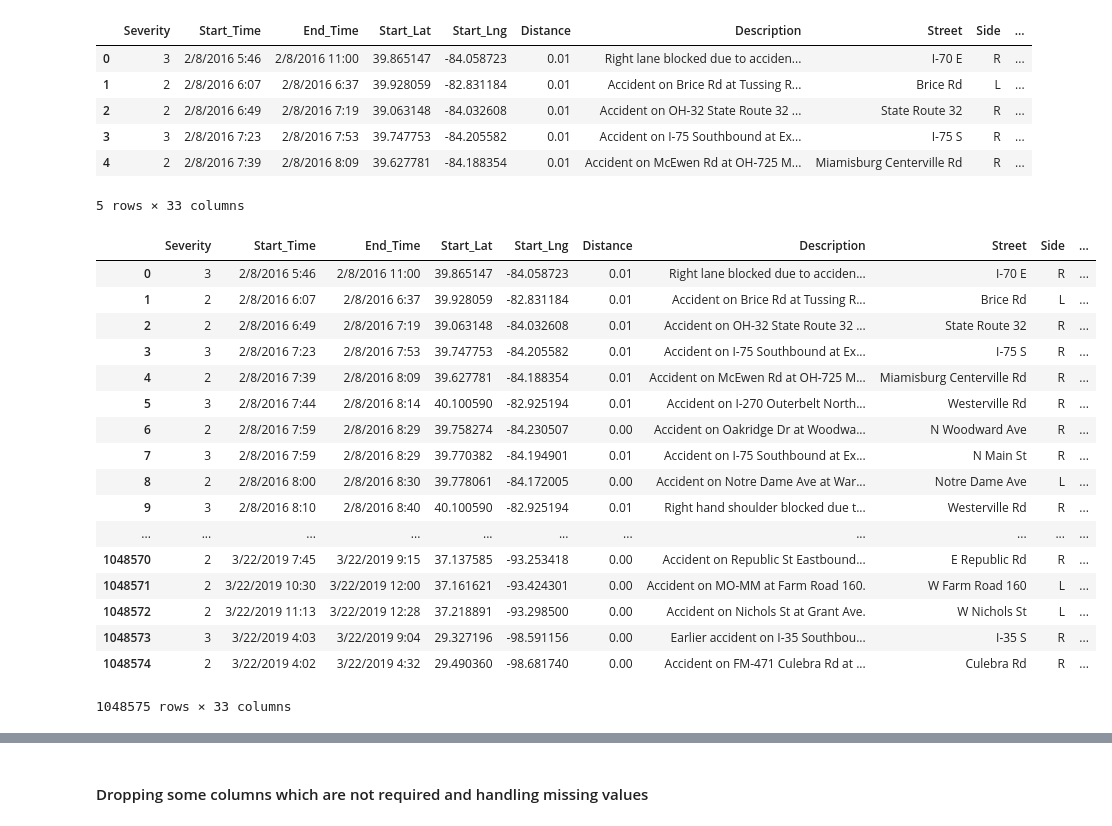
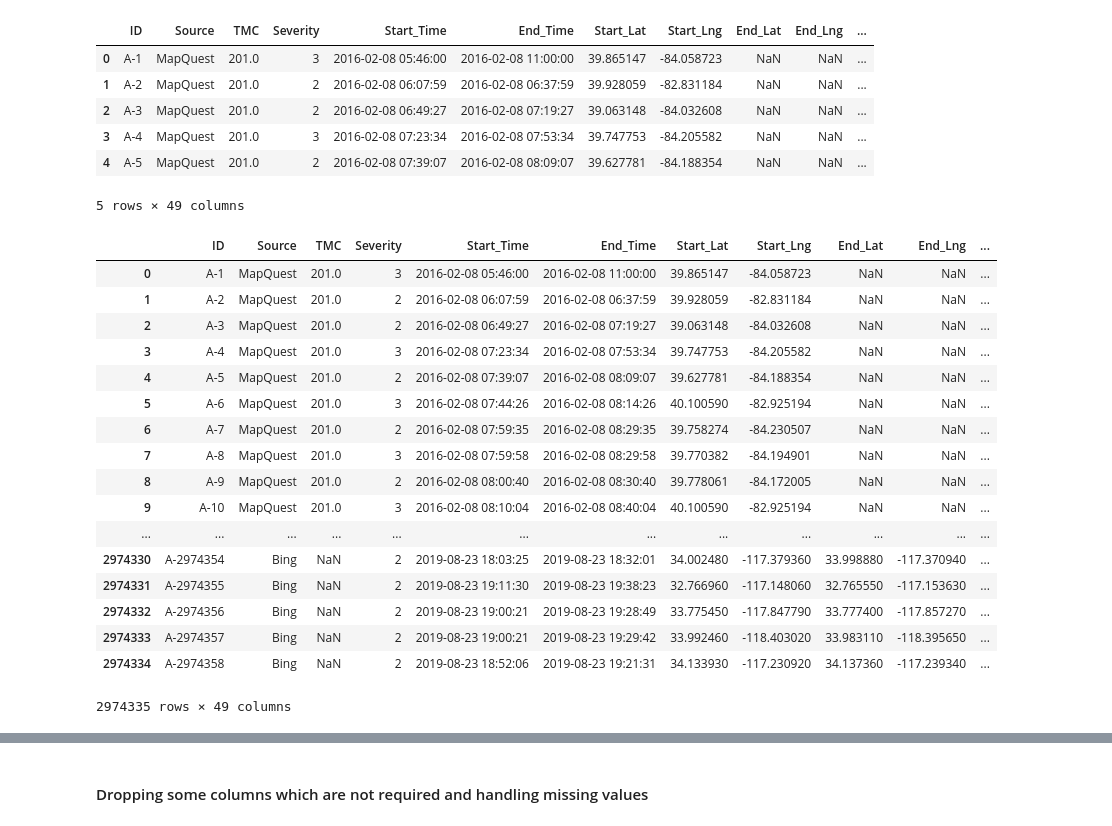
Before and after one commit to adityabandaru4/USA-Accidents-severity-Predicition-using-GCP, a Jupyter notebook: Accident Severity.ipynb, the cells around one changed output, grey strips where cells are left out. Drawn from its saved outputs; the diff is of its cells as text; code cells hidden in the pictures.

```diff
--- a/Accident Severity.ipynb
+++ b/Accident Severity.ipynb
@@ -19,35 +18,35 @@ from sklearn.model_selection import GridSearchCV
 %matplotlib inline
 # %%
-sv_main = pd.read_csv('Severity_data_group6.csv')
+sv = pd.read_csv('US_Accidents_Dec19.csv')
 # %%
-sv_main.head()
+sv.head()
 # %% [output]
-|  | Severity | Start_Time | End_Time | Start_Lat | Start_Lng | Distance | Description | Street | Side | ... |
-| 0 | 3 | 2/8/2016 5:46 | 2/8/2016 11:00 | 39.865147 | -84.058723 | 0.01 | Right lane blocked due to acciden... | I-70 E | R | ... |
-| 1 | 2 | 2/8/2016 6:07 | 2/8/2016 6:37 | 39.928059 | -82.831184 | 0.01 | Accident on Brice Rd at Tussing R... | Brice Rd | L | ... |
-| 2 | 2 | 2/8/2016 6:49 | 2/8/2016 7:19 | 39.063148 | -84.032608 | 0.01 | Accident on OH-32 State Route 32 ... | State Route 32 | R | ... |
-| 3 | 3 | 2/8/2016 7:23 | 2/8/2016 7:53 | 39.747753 | -84.205582 | 0.01 | Accident on I-75 Southbound at Ex... | I-75 S | R | ... |
-| 4 | 2 | 2/8/2016 7:39 | 2/8/2016 8:09 | 39.627781 | -84.188354 | 0.01 | Accident on McEwen Rd at OH-725 M... | Miamisburg Centerville Rd | R | ... |
+|  | ID | Source | TMC | Severity | Start_Time | End_Time | Start_Lat | Start_Lng | End_Lat | End_Lng | ... |
+| 0 | A-1 | MapQuest | 201.0 | 3 | 2016-02-08 05:46:00 | 2016-02-08 11:00:00 | 39.865147 | -84.058723 | NaN | NaN | ... |
+| 1 | A-2 | MapQuest | 201.0 | 2 | 2016-02-08 06:07:59 | 2016-02-08 06:37:59 | 39.928059 | -82.831184 | NaN | NaN | ... |
+| 2 | A-3 | MapQuest | 201.0 | 2 | 2016-02-08 06:49:27 | 2016-02-08 07:19:27 | 39.063148 | -84.032608 | NaN | NaN | ... |
+| 3 | A-4 | MapQuest | 201.0 | 3 | 2016-02-08 07:23:34 | 2016-02-08 07:53:34 | 39.747753 | -84.205582 | NaN | NaN | ... |
+| 4 | A-5 | MapQuest | 201.0 | 2 | 2016-02-08 07:39:07 | 2016-02-08 08:09:07 | 39.627781 | -84.188354 | NaN | NaN | ... |
-5 rows × 33 columns
+5 rows × 49 columns
 # %%
-sv_main.astype('category')
+sv.astype('category')
 # %% [output]
-|  | Severity | Start_Time | End_Time | Start_Lat | Start_Lng | Distance | Description | Street | Side | ... |
-| 0 | 3 | 2/8/2016 5:46 | 2/8/2016 11:00 | 39.865147 | -84.058723 | 0.01 | Right lane blocked due to acciden... | I-70 E | R | ... |
-| 1 | 2 | 2/8/2016 6:07 | 2/8/2016 6:37 | 39.928059 | -82.831184 | 0.01 | Accident on Brice Rd at Tussing R... | Brice Rd | L | ... |
-| 2 | 2 | 2/8/2016 6:49 | 2/8/2016 7:19 | 39.063148 | -84.032608 | 0.01 | Accident on OH-32 State Route 32 ... | State Route 32 | R | ... |
-| 3 | 3 | 2/8/2016 7:23 | 2/8/2016 7:53 | 39.747753 | -84.205582 | 0.01 | Accident on I-75 Southbound at Ex... | I-75 S | R | ... |
-| 4 | 2 | 2/8/2016 7:39 | 2/8/2016 8:09 | 39.627781 | -84.188354 | 0.01 | Accident on McEwen Rd at OH-725 M... | Miamisburg Centerville Rd | R | ... |
-| 5 | 3 | 2/8/2016 7:44 | 2/8/2016 8:14 | 40.100590 | -82.925194 | 0.01 | Accident on I-270 Outerbelt North... | Westerville Rd | R | ... |
-| 6 | 2 | 2/8/2016 7:59 | 2/8/2016 8:29 | 39.758274 | -84.230507 | 0.00 | Accident on Oakridge Dr at Woodwa... | N Woodward Ave | R | ... |
-| 7 | 3 | 2/8/2016 7:59 | 2/8/2016 8:29 | 39.770382 | -84.194901 | 0.01 | Accident on I-75 Southbound at Ex... | N Main St | R | ... |
-| 8 | 2 | 2/8/2016 8:00 | 2/8/2016 8:30 | 39.778061 | -84.172005 | 0.00 | Accident on Notre Dame Ave at War... | Notre Dame Ave | L | ... |
-| 9 | 3 | 2/8/2016 8:10 | 2/8/2016 8:40 | 40.100590 | -82.925194 | 0.01 | Right hand shoulder blocked due t... | Westerville Rd | R | ... |
-| ... | ... | ... | ... | ... | ... | ... | ... | ... | ... | ... |
-| 1048570 | 2 | 3/22/2019 7:45 | 3/22/2019 9:15 | 37.137585 | -93.253418 | 0.00 | Accident on Republic St Eastbound... | E Republic Rd | R | ... |
-| 1048571 | 2 | 3/22/2019 10:30 | 3/22/2019 12:00 | 37.161621 | -93.424301 | 0.00 | Accident on MO-MM at Farm Road 160. | W Farm Road 160 | L | ... |
-| 1048572 | 2 | 3/22/2019 11:13 | 3/22/2019 12:28 | 37.218891 | -93.298500 | 0.00 | Accident on Nichols St at Grant Ave. | W Nichols St | L | ... |
-| 1048573 | 3 | 3/22/2019 4:03 | 3/22/2019 9:04 | 29.327196 | -98.591156 | 0.00 | Earlier accident on I-35 Southbou... | I-35 S | R | ... |
-| 1048574 | 2 | 3/22/2019 4:02 | 3/22/2019 4:32 | 29.490360 | -98.681740 | 0.00 | Accident on FM-471 Culebra Rd at ... | Culebra Rd | R | ... |
+|  | ID | Source | TMC | Severity | Start_Time | End_Time | Start_Lat | Start_Lng | End_Lat | End_Lng | ... |
+| 0 | A-1 | MapQuest | 201.0 | 3 | 2016-02-08 05:46:00 | 2016-02-08 11:00:00 | 39.865147 | -84.058723 | NaN | NaN | ... |
+| 1 | A-2 | MapQuest | 201.0 | 2 | 2016-02-08 06:07:59 | 2016-02-08 06:37:59 | 39.928059 | -82.831184 | NaN | NaN | ... |
+| 2 | A-3 | MapQuest | 201.0 | 2 | 2016-02-08 06:49:27 | 2016-02-08 07:19:27 | 39.063148 | -84.032608 | NaN | NaN | ... |
+| 3 | A-4 | MapQuest | 201.0 | 3 | 2016-02-08 07:23:34 | 2016-02-08 07:53:34 | 39.747753 | -84.205582 | NaN | NaN | ... |
+| 4 | A-5 | MapQuest | 201.0 | 2 | 2016-02-08 07:39:07 | 2016-02-08 08:09:07 | 39.627781 | -84.188354 | NaN | NaN | ... |
+| 5 | A-6 | MapQuest | 201.0 | 3 | 2016-02-08 07:44:26 | 2016-02-08 08:14:26 | 40.100590 | -82.925194 | NaN | NaN | ... |
+| 6 | A-7 | MapQuest | 201.0 | 2 | 2016-02-08 07:59:35 | 2016-02-08 08:29:35 | 39.758274 | -84.230507 | NaN | NaN | ... |
+| 7 | A-8 | MapQuest | 201.0 | 3 | 2016-02-08 07:59:58 | 2016-02-08 08:29:58 | 39.770382 | -84.194901 | NaN | NaN | ... |
+| 8 | A-9 | MapQuest | 201.0 | 2 | 2016-02-08 08:00:40 | 2016-02-08 08:30:40 | 39.778061 | -84.172005 | NaN | NaN | ... |
+| 9 | A-10 | MapQuest | 201.0 | 3 | 2016-02-08 08:10:04 | 2016-02-08 08:40:04 | 40.100590 | -82.925194 | NaN | NaN | ... |
+| ... | ... | ... | ... | ... | ... | ... | ... | ... | ... | ... | ... |
+| 2974330 | A-2974354 | Bing | NaN | 2 | 2019-08-23 18:03:25 | 2019-08-23 18:32:01 | 34.002480 | -117.379360 | 33.998880 | -117.370940 | ... |
+| 2974331 | A-2974355 | Bing | NaN | 2 | 2019-08-23 19:11:30 | 2019-08-23 19:38:23 | 32.766960 | -117.148060 | 32.765550 | -117.153630 | ... |
+| 2974332 | A-2974356 | Bing | NaN | 2 | 2019-08-23 19:00:21 | 2019-08-23 19:28:49 | 33.775450 | -117.847790 | 33.777400 | -117.857270 | ... |
+| 2974333 | A-2974357 | Bing | NaN | 2 | 2019-08-23 19:00:21 | 2019-08-23 19:29:42 | 33.992460 | -118.403020 | 33.983110 | -118.395650 | ... |
+| 2974334 | A-2974358 | Bing | NaN | 2 | 2019-08-23 18:52:06 | 2019-08-23 19:21:31 | 34.133930 | -117.230920 | 34.137360 | -117.239340 | ... |
-1048575 rows × 33 columns
+2974335 rows × 49 columns
 # %%
```
Also changed, not shown: parts of 39 cells of this notebook.
